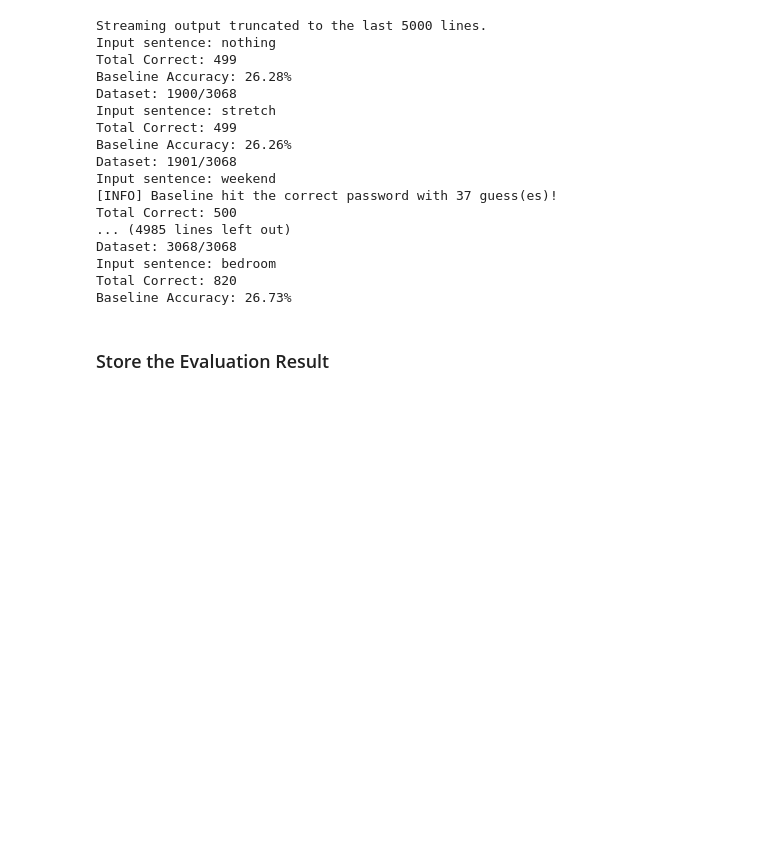
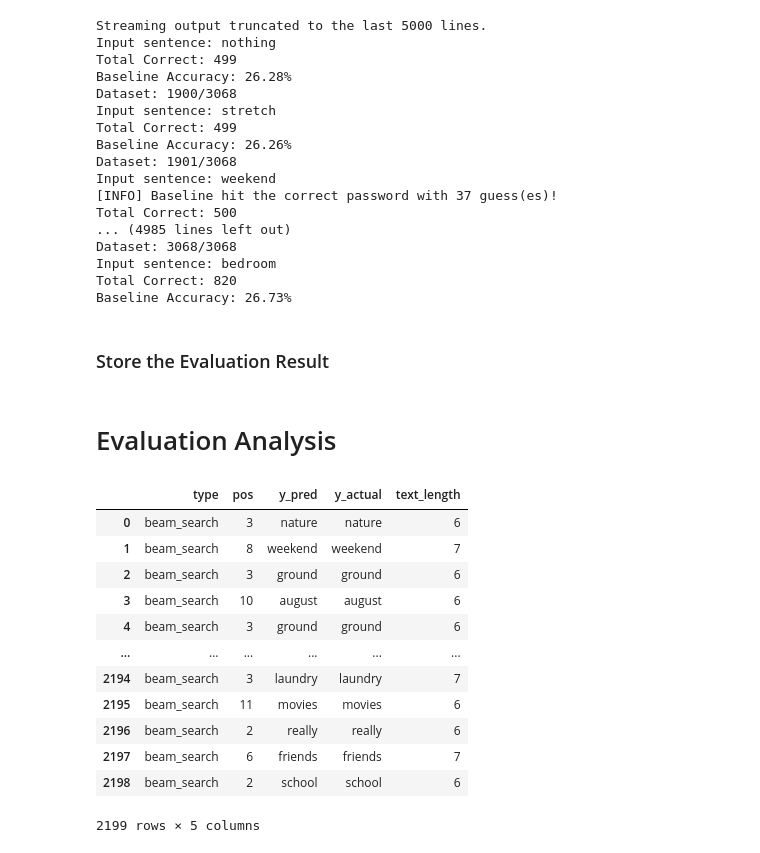
Before and after one commit to chrisandoryan/Camstroke-Inference, a Jupyter notebook: Camstroke_Inference.ipynb, the cells around one changed output. Cells and saved outputs as stored; diff of their text form; code cells hidden in the pictures; blank space fills up the shorter version.

```diff
--- a/Camstroke_Inference.ipynb
+++ b/Camstroke_Inference.ipynb
@@ -988,3 +991,5 @@ with open(f'{model_path}/base_evaluation_all_top50.csv', 'w', newline='') as out
     dict_writer = csv.DictWriter(output_file, keys)
     dict_writer.writeheader()
     dict_writer.writerows(base_result)
+# %% [markdown]
+# Evaluation Analysis
@@ -990,0 +1001,26 @@ with open(f'{model_path}/base_evaluation_all_top50.csv', 'w', newline='') as out
+# %%
+eval_data_path = "./drive/MyDrive/S2/camstroke-inference-models/s2s_model_beamsearch_CMUandVillani_RockyouText_v1"
+beam_eval_path = f"{eval_data_path}/beam_evaluation_all_top50.csv"
+base_eval_path = f"{eval_data_path}/base_evaluation_all_top50.csv"
+
+beam_df = pd.read_csv(beam_eval_path)
+base_df = pd.read_csv(base_eval_path)
+
+beam_df['text_length']  = beam_df['y_actual'].str.len()
+base_df['text_length']  = base_df['y_actual'].str.len()
+
+beam_df
+# %% [output]
+|  | type | pos | y_pred | y_actual | text_length |
+| 0 | beam_search | 3 | nature | nature | 6 |
+| 1 | beam_search | 8 | weekend | weekend | 7 |
+| 2 | beam_search | 3 | ground | ground | 6 |
+| 3 | beam_search | 10 | august | august | 6 |
+| 4 | beam_search | 3 | ground | ground | 6 |
+| ... | ... | ... | ... | ... | ... |
+| 2194 | beam_search | 3 | laundry | laundry | 7 |
+| 2195 | beam_search | 11 | movies | movies | 6 |
+| 2196 | beam_search | 2 | really | really | 6 |
+| 2197 | beam_search | 6 | friends | friends | 7 |
+| 2198 | beam_search | 2 | school | school | 6 |
+2199 rows × 5 columns
```
Also changed, not shown: parts of 6 cells of this notebook.
